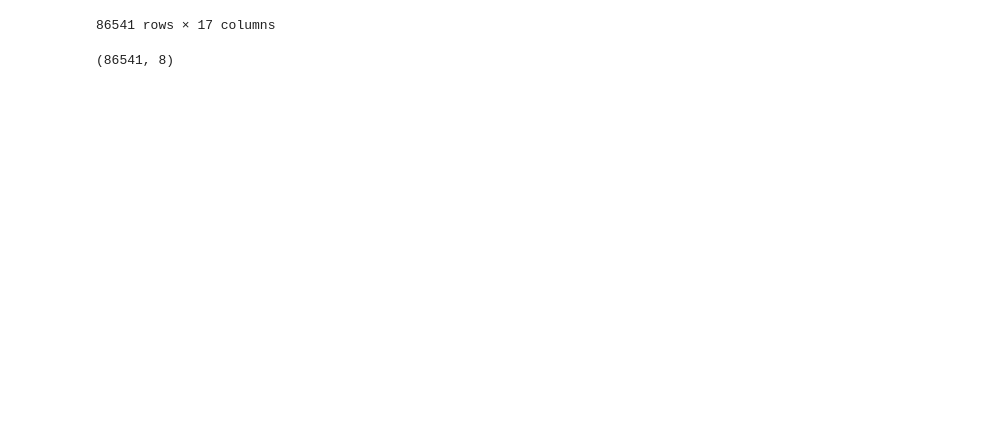
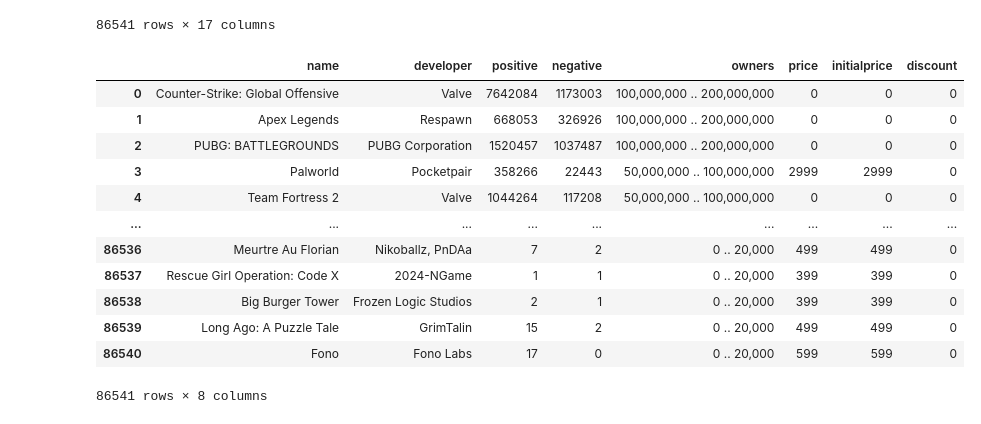
Before and after one commit to MetalMaxALIZ/Proyecto, a Jupyter notebook: pruebas.ipynb, the cells around one changed output. Cells and saved outputs as stored; diff of their text form; code cells hidden in the pictures; blank space fills up the shorter version.

```diff
--- a/pruebas.ipynb
+++ b/pruebas.ipynb
@@ -86,7 +86,19 @@ df_steam_spy
 # %%
 # Nos quedamos solo con las columnas de interés
 columnas_interes_steam_spy = ['name', 'developer','positive','negative', 'owners', 'price', 'initialprice', 'discount']
 df_steam_spy_interes = df_steam_spy[columnas_interes_steam_spy]
-df_steam_spy_interes.shape
+df_steam_spy_interes
 # %% [output]
+|  | name | developer | positive | negative | owners | price | initialprice | discount |
+| 0 | Counter-Strike: Global Offensive | Valve | 7642084 | 1173003 | 100,000,000 .. 200,000,000 | 0 | 0 | 0 |
+| 1 | Apex Legends | Respawn | 668053 | 326926 | 100,000,000 .. 200,000,000 | 0 | 0 | 0 |
+| 2 | PUBG: BATTLEGROUNDS | PUBG Corporation | 1520457 | 1037487 | 100,000,000 .. 200,000,000 | 0 | 0 | 0 |
+| 3 | Palworld | Pocketpair | 358266 | 22443 | 50,000,000 .. 100,000,000 | 2999 | 2999 | 0 |
+| 4 | Team Fortress 2 | Valve | 1044264 | 117208 | 50,000,000 .. 100,000,000 | 0 | 0 | 0 |
+| ... | ... | ... | ... | ... | ... | ... | ... | ... |
+| 86536 | Meurtre Au Florian | Nikoballz, PnDAa | 7 | 2 | 0 .. 20,000 | 499 | 499 | 0 |
+| 86537 | Rescue Girl Operation: Code X | 2024-NGame | 1 | 1 | 0 .. 20,000 | 399 | 399 | 0 |
+| 86538 | Big Burger Tower | Frozen Logic Studios | 2 | 1 | 0 .. 20,000 | 399 | 399 | 0 |
+| 86539 | Long Ago: A Puzzle Tale | GrimTalin | 15 | 2 | 0 .. 20,000 | 499 | 499 | 0 |
+| 86540 | Fono | Fono Labs | 17 | 0 | 0 .. 20,000 | 599 | 599 | 0 |
-(86541, 8)
+86541 rows × 8 columns
```
Also changed, not shown: parts of 7 cells of this notebook, 3 other files.
